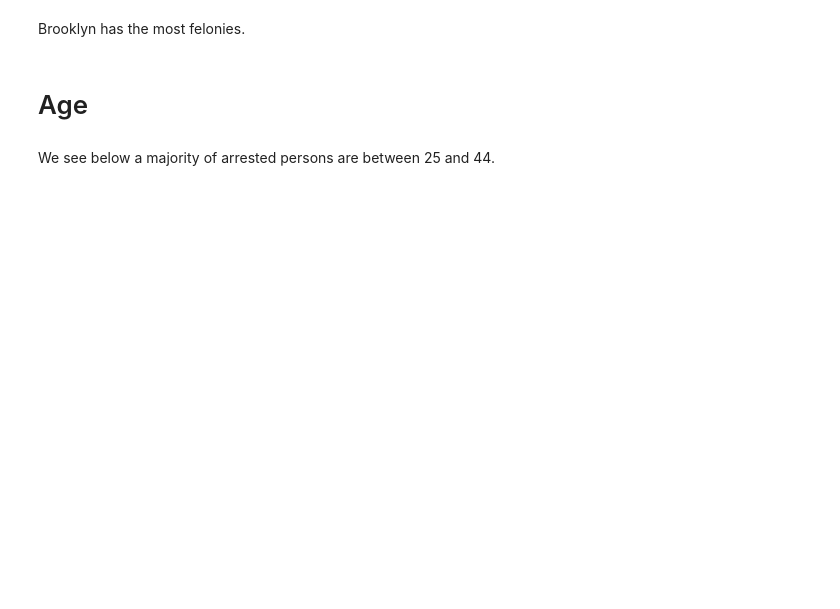
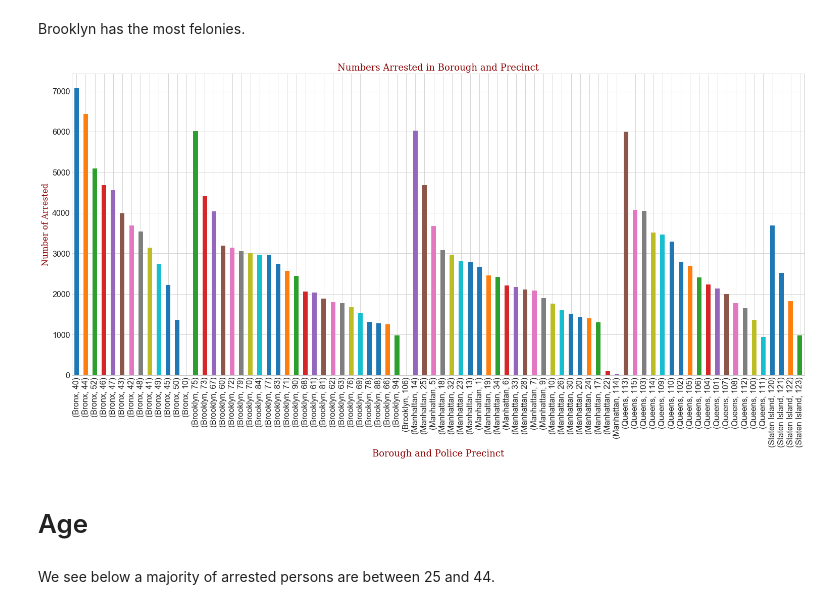
Before and after one commit to city-college-machine-learning/NYPD_Arrest_Analysis, a Jupyter notebook: Jiffar_analysis.ipynb, the cells around one changed output. Cells and saved outputs as stored; diff of their text form; code cells hidden in the pictures; blank space fills up the shorter version.

```diff
--- a/Jiffar_analysis.ipynb
+++ b/Jiffar_analysis.ipynb
@@ -29,5 +33,5 @@ from sklearn.decomposition import PCA
 # %%
 #Load in the data
-data = pd.read_csv('NYPD_Arrest_Data__Year_to_Date_.csv')
+data = pd.read_csv('/Users/jja/GitHub/NYPD_Arrest_Data__Year_to_Date_.csv')
 #Look at five rows
 data.head(5)
@@ -181,13 +263,15 @@ Brooklyn has the most felonies.
 # %%
 #Arrests by Boro Precinct
 font = {'family': 'serif','color':  'darkred','weight': 'normal','size': 16}
-fig = plt.figure(num=None, figsize=(20, 7))
+fig = plt.figure(num=None, figsize=(26, 11))
 ax = plt.axes()
 ax = data.groupby('ARREST_BORO').ARREST_PRECINCT.value_counts(sort=True).plot(kind='bar')
 ax.set_title('Numbers Arrested in Borough and Precinct',fontsize=18,fontdict=font)
 ax.set_xlabel("Borough and Police Precinct",fontsize=18,fontdict=font)
 ax.set_ylabel("Number of Arrested",fontdict=font)
-ax.tick_params(labelsize=12)
+ax.tick_params(labelsize=16)
+# %% [output]
+[figure, added]
 # %% [markdown]
 # Age
 # %% [markdown]
```
Also changed, not shown: parts of 36 cells of this notebook, 4 other files.
